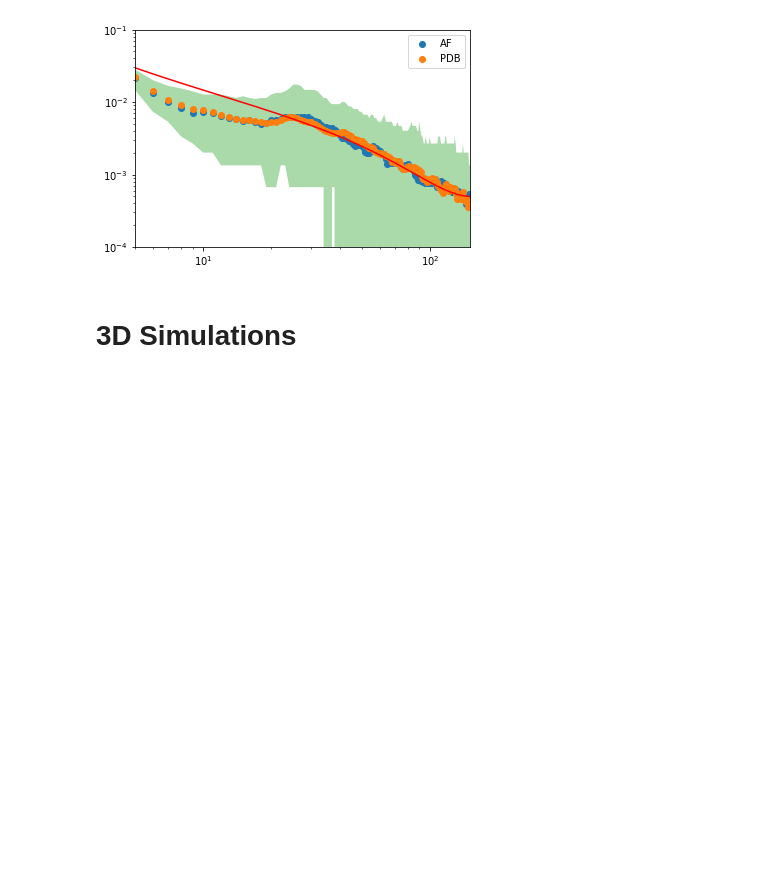
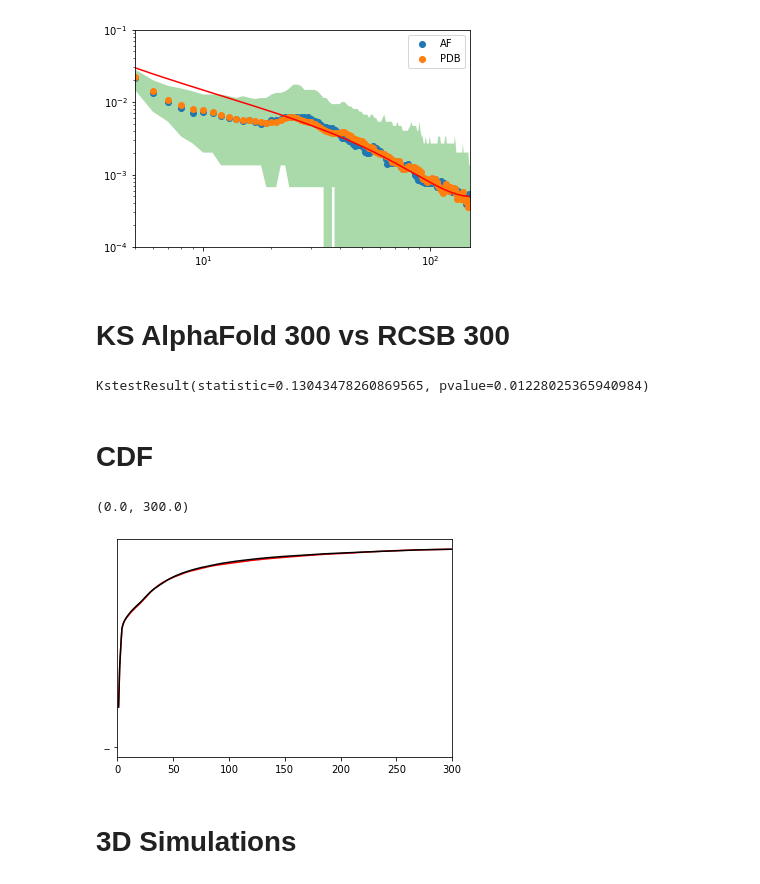
Before and after one commit to meyresearch/amino_acid_distance_distributions, a Jupyter notebook: scripts/fitting.ipynb, the cells around one changed output. Drawn from its saved outputs; the diff is of its cells as text; code cells hidden in the pictures; blank space fills up the shorter version.

```diff
--- a/scripts/fitting.ipynb
+++ b/scripts/fitting.ipynb
@@ -404,6 +412,24 @@ plt.ylim(0.0001, 0.1)
 # %% [output]
 (0.0001, 0.1)
 [figure]
+# %% [markdown]
+# KS AlphaFold 300 vs RCSB 300
+# %%
+ks = scipy.stats.ks_2samp(norm_300, af_norm_300, alternative="two-sided", mode="auto")
+ks
+# %% [output]
+KstestResult(statistic=0.13043478260869565, pvalue=0.01228025365940984)
+# %% [markdown]
+# CDF
+# %%
+af_cdf_300 = np.cumsum(af_norm_300)
+cdf_300 = np.cumsum(norm_300)
+plt.plot(af_x, af_cdf_300, "r", "--")
+plt.plot(x_300, cdf_300, "k")
+plt.xlim(0,300)
+# %% [output]
+(0.0, 300.0)
+[figure, added]
 # %% [markdown]
 # 3D Simulations
 # %% [markdown]
```
Also changed, not shown: parts of 10 cells of this notebook.
